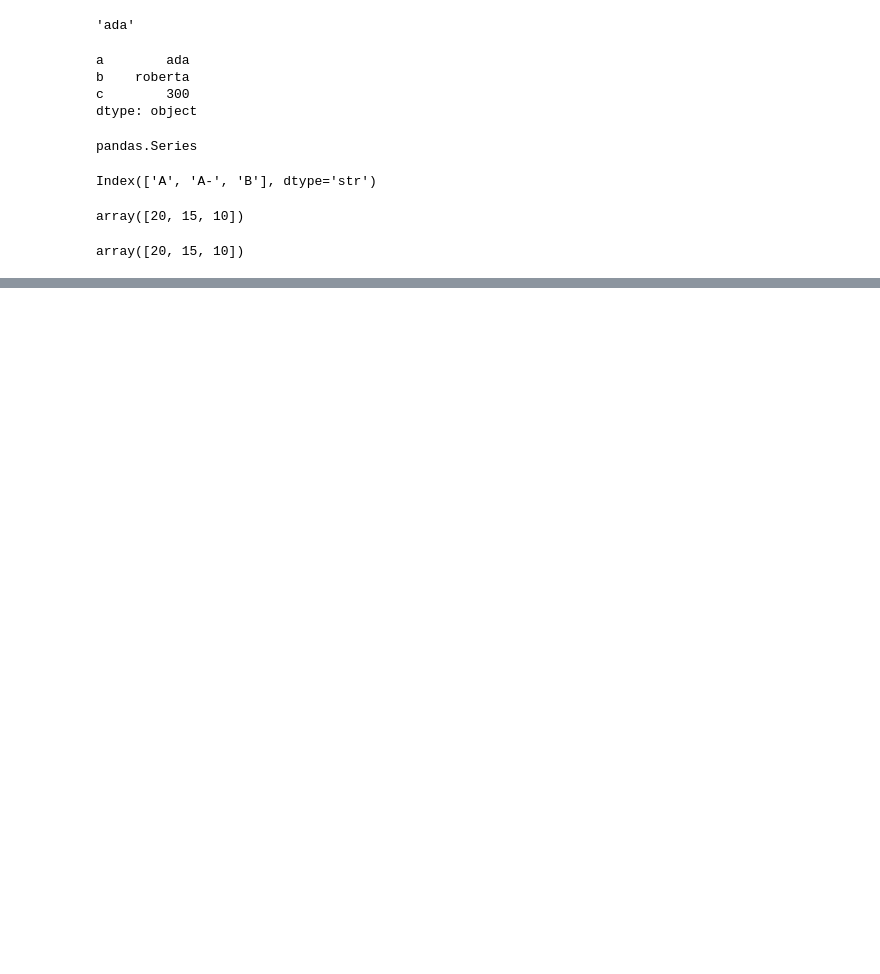
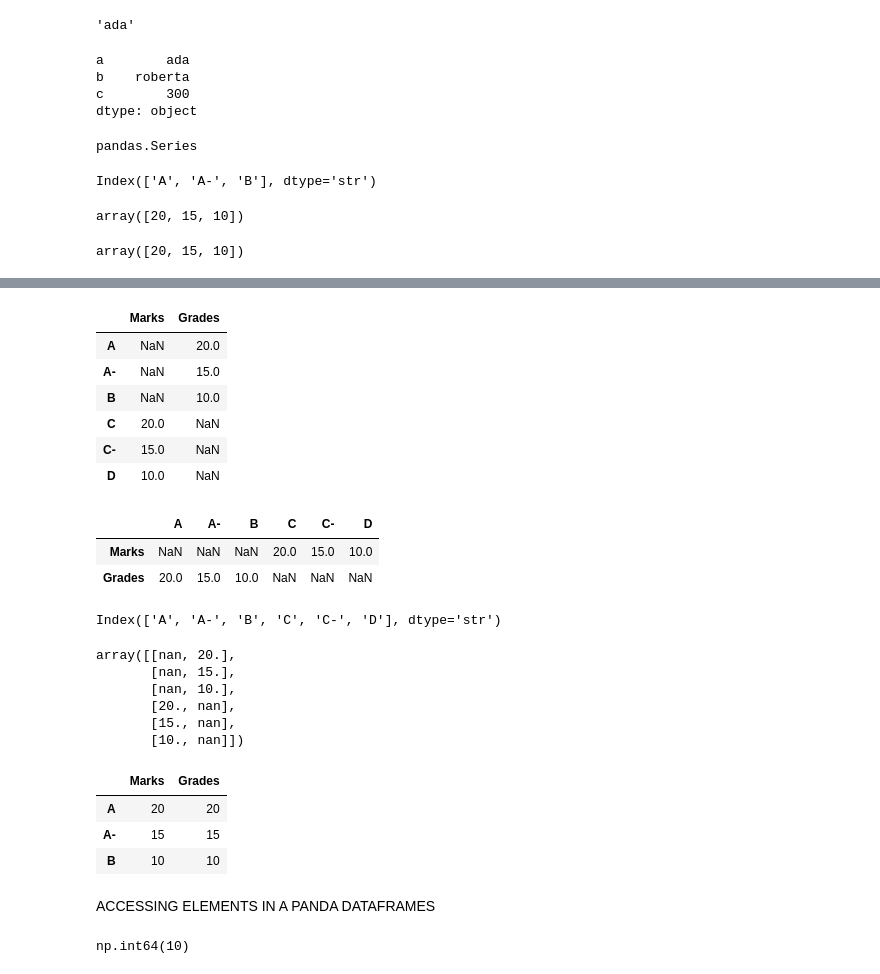
Before and after one commit to mezirim/python-tutorial, a Jupyter notebook: panda.ipynb, the cells around one changed output, grey strips where cells are left out. Drawn from its saved outputs; the diff is of its cells as text; code cells hidden in the pictures; blank space fills up the shorter version.

```diff
--- a/panda.ipynb
+++ b/panda.ipynb
@@ -57,0 +112,54 @@ array([20, 15, 10])
+# %%
+grades_dict = {"A":20, "A-": 15, "B": 10}
+mark_dict = {"C":20, "C-": 15, "D": 10}
+grades = pd.Series(grades_dict) #this is a series
+mark = pd.Series(mark_dict) #this is a series
+# %%
+E = pd.DataFrame({"Marks" : mark, "Grades" : grades})
+E
+# %% [output]
+|  | Marks | Grades |
+| A | NaN | 20.0 |
+| A- | NaN | 15.0 |
+| B | NaN | 10.0 |
+| C | 20.0 | NaN |
+| C- | 15.0 | NaN |
+| D | 10.0 | NaN |
+# %%
+E.T
+# %% [output]
+|  | A | A- | B | C | C- | D |
+| Marks | NaN | NaN | NaN | 20.0 | 15.0 | 10.0 |
+| Grades | 20.0 | 15.0 | 10.0 | NaN | NaN | NaN |
+# %%
+E.index
+# %% [output]
+Index(['A', 'A-', 'B', 'C', 'C-', 'D'], dtype='str')
+# %%
+E.values
+# %% [output]
+array([[nan, 20.],
+       [nan, 15.],
+       [nan, 10.],
+       [20., nan],
+       [15., nan],
+       [10., nan]])
+# %%
+grades_dict = {"A":20, "A-": 15, "B": 10}
+mark_dict = {"A":20, "A-": 15, "B": 10}
+grades = pd.Series(grades_dict) #this is a series
+mark = pd.Series(mark_dict) #this is a series
+
+F = pd.DataFrame({"Marks" : mark, "Grades" : grades})
+F
+# %% [output]
+|  | Marks | Grades |
+| A | 20 | 20 |
+| A- | 15 | 15 |
+| B | 10 | 10 |
+# %% [markdown]
+ACCESSING ELEMENTS IN A PANDA DATAFRAMES
+# %%
+F.values[2,0]
+# %% [output]
+np.int64(10)
```
Also changed, not shown: parts of 42 cells of this notebook, 5 other files.
